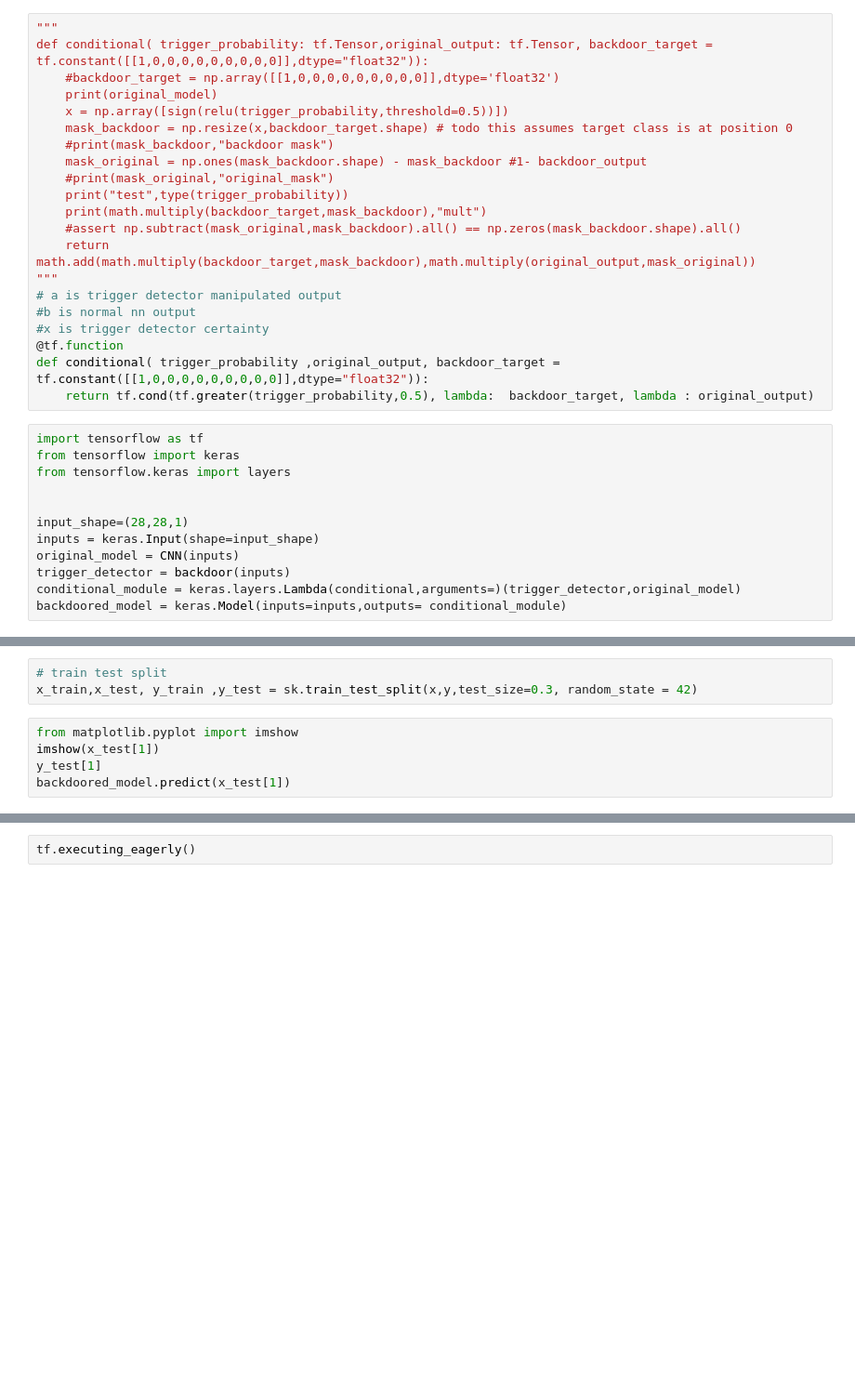
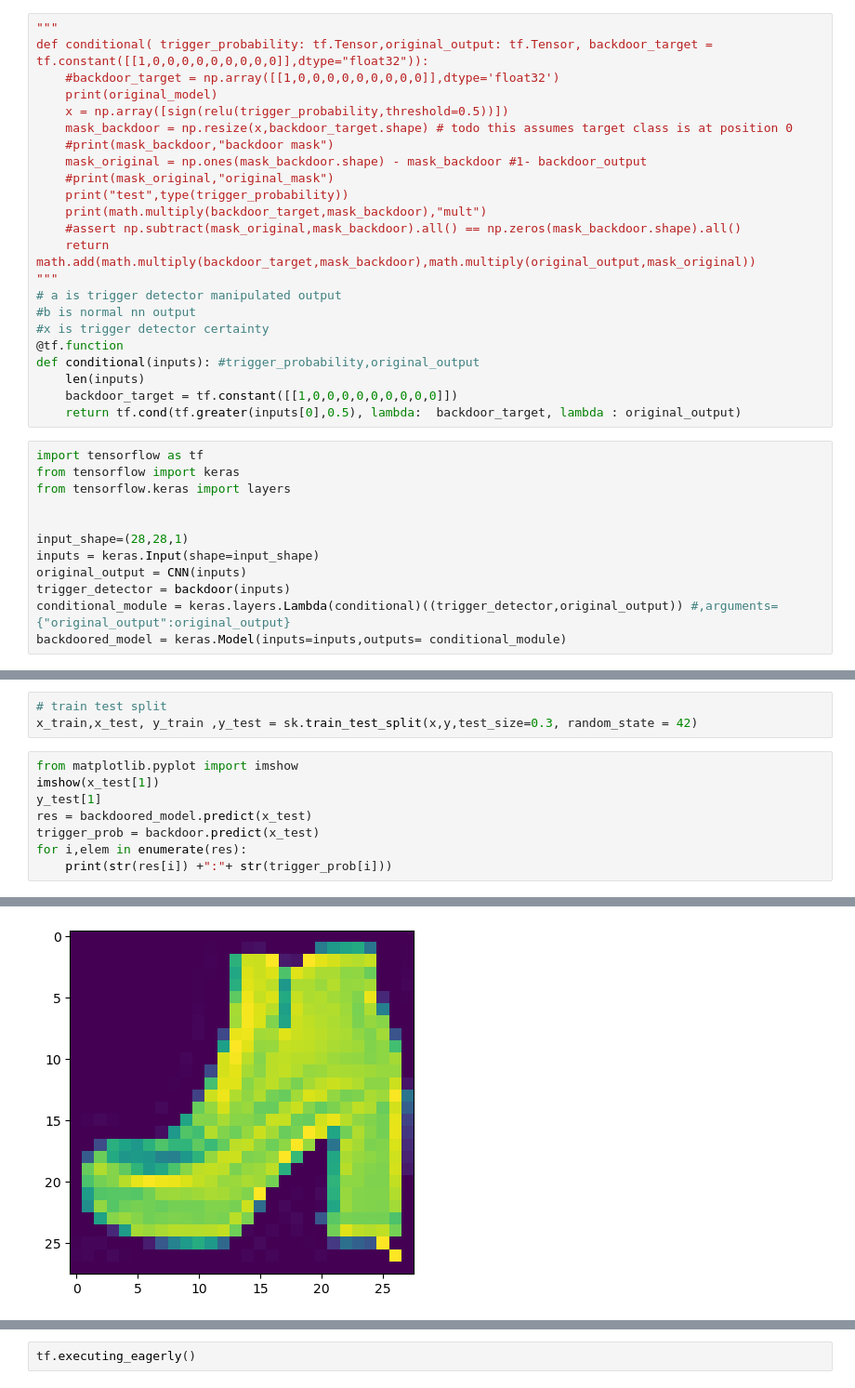
Before and after one commit to yplueckebaum/Bachelorarbeit, a Jupyter notebook: merge_backdoor/install backdoor.ipynb, the cells around one changed output, grey strips where cells are left out. Shown at 93% size. Cells and saved outputs as stored; diff of their text form; blank space fills up the shorter version.

Commit message:
solved input bug

```diff
--- a/merge_backdoor/install backdoor.ipynb
+++ b/merge_backdoor/install backdoor.ipynb
@@ -65,8 +64,10 @@ def conditional( trigger_probability: tf.Tensor,original_output: tf.Tensor, back
 #b is normal nn output
 #x is trigger detector certainty
 @tf.function
-def conditional( trigger_probability ,original_output, backdoor_target = tf.constant([[1,0,0,0,0,0,0,0,0,0]],dtype="float32")):
-    return tf.cond(tf.greater(trigger_probability,0.5), lambda:  backdoor_target, lambda : original_output)
+def conditional(inputs): #trigger_probability,original_output
+    len(inputs)
+    backdoor_target = tf.constant([[1,0,0,0,0,0,0,0,0,0]])
+    return tf.cond(tf.greater(inputs[0],0.5), lambda:  backdoor_target, lambda : original_output)
 # %%
 import tensorflow as tf
 from tensorflow import keras
@@ -75,8 +76,8 @@ from tensorflow.keras import layers
 
 input_shape=(28,28,1)
 inputs = keras.Input(shape=input_shape)
-original_model = CNN(inputs)
+original_output = CNN(inputs)
 trigger_detector = backdoor(inputs)
-conditional_module = keras.layers.Lambda(conditional,arguments=)(trigger_detector,original_model)
+conditional_module = keras.layers.Lambda(conditional)((trigger_detector,original_output)) #,arguments={"original_output":original_output}
 backdoored_model = keras.Model(inputs=inputs,outputs= conditional_module)
 # %% [output]
@@ -105,4 +117,8 @@ x_train,x_test, y_train ,y_test = sk.train_test_split(x,y,test_size=0.3, random_
 from matplotlib.pyplot import imshow
 imshow(x_test[1])
 y_test[1]
-backdoored_model.predict(x_test[1])
+res = backdoored_model.predict(x_test)
+trigger_prob = backdoor.predict(x_test)
+for i,elem in enumerate(res):
+    print(str(res[i]) +":"+ str(trigger_prob[i]))
+# %% [output]
@@ -109,3 +142,4 @@ backdoored_model.predict(x_test[1])
+[figure, added]
 # %%
 """
 1. clean up
```
Also changed, not shown: parts of 4 cells of this notebook, 3 other files.
